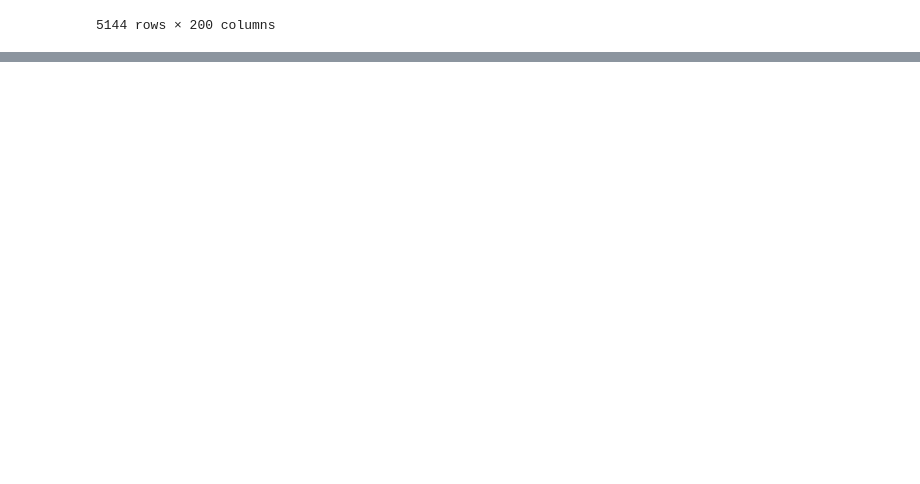
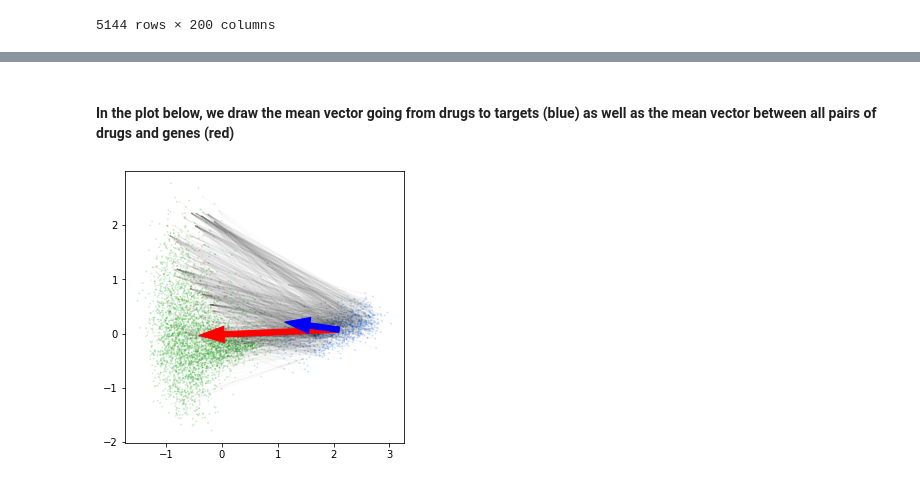
Before and after one commit to mbernste/gene-word-vector-exploration, a Jupyter notebook: drug_gene_target_wv_dim_reduc.ipynb, the cells around one changed output, grey strips where cells are left out. Cells and saved outputs as stored; diff of their text form; code cells hidden in the pictures; blank space fills up the shorter version.

```diff
--- a/drug_gene_target_wv_dim_reduc.ipynb
+++ b/drug_gene_target_wv_dim_reduc.ipynb
@@ -306,0 +397,10 @@ draw_with_vectors_all(np.array([X_pca[:,2], X_pca[:,3]]).T)
+# %% [markdown]
+#### In the plot below, we draw the mean vector going from drugs to targets (blue) as well as the mean vector between all pairs of drugs and genes (red)
+# %%
+draw_with_vectors_all(np.array([X_pca_all[:,0], X_pca_all[:,1]]).T)
+draw_drug_centroid_to_gene_centroid_vec(np.array([X_pca_all[:,0], X_pca_all[:,1]]).T)
+#draw_drug_to_gene_all_pairs_vec(np.array([X_pca_all[:,0], X_pca_all[:,1]]).T)
+draw_mean_drug_target_vec(np.array([X_pca_all[:,0], X_pca_all[:,1]]).T)
+plt.savefig('PCA_drug_target_direction_vs_all_drug_gene_direction.png', format='png', dpi=500)
+# %% [output]
+[figure, added]
```
Also changed, not shown: parts of 9 cells of this notebook.
